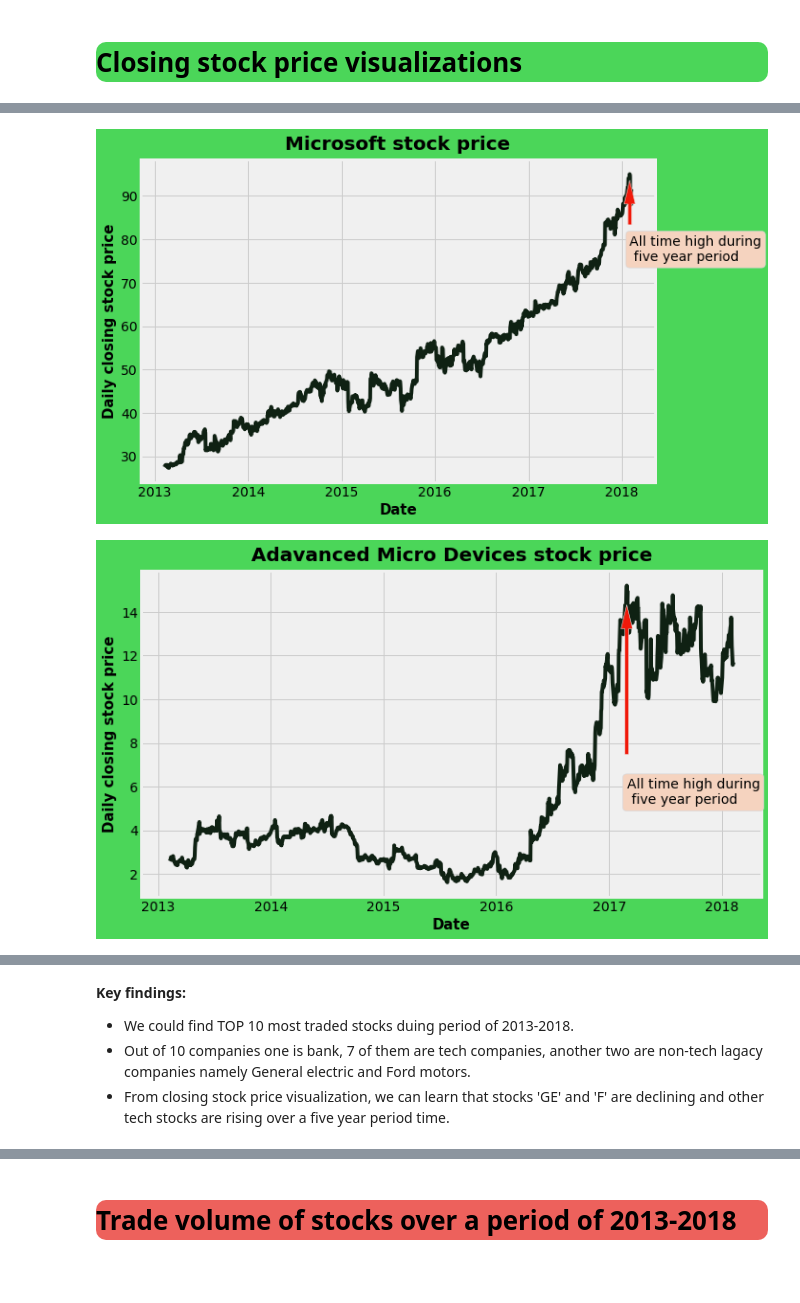
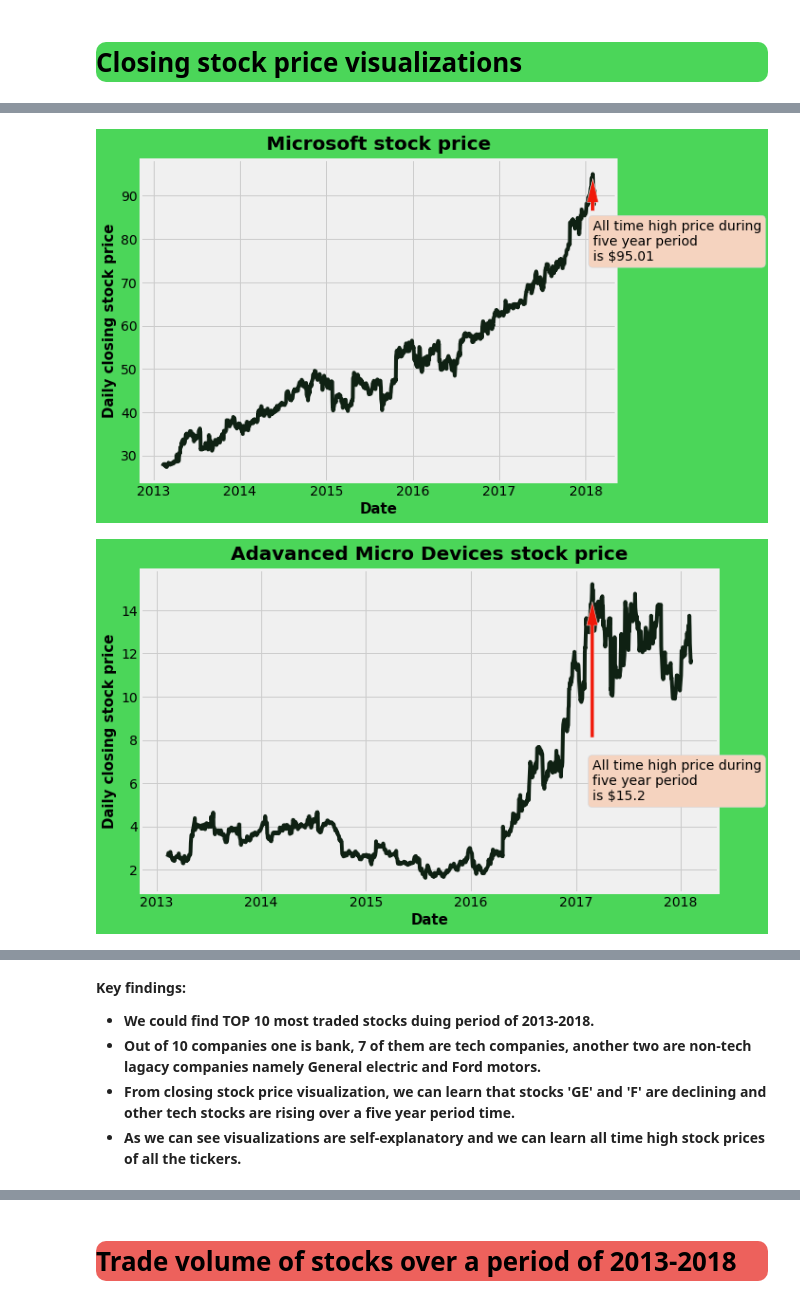
Before and after one commit to avikumart/Time-series-analysis-and-forecasting, a Jupyter notebook: timeseries-stock-price-forecasting.ipynb, the cells around one changed output, grey strips where cells are left out. Cells and saved outputs as stored; diff of their text form; code cells hidden in the pictures; blank space fills up the shorter version.

Commit message:
Kaggle Notebook | [Timeseries]Stock-price-forecasting | Version 10

```diff
--- a/timeseries-stock-price-forecasting.ipynb
+++ b/timeseries-stock-price-forecasting.ipynb
@@ -266,27 +262,27 @@ def closing_stock_price(df):
     ax.set_xlabel("Date", fontsize=15)
     ax.set_ylabel("Daily closing stock price", fontsize=15)
     if df['ticks'].unique()[0] == 'AAPL':
-        ax.annotate("All time high during\n five year period", xy=(datetime, high),xytext=(datetime,high-35),
+        ax.annotate(f"All time high price during\nfive year period\nis ${high}", xy=(datetime, high),xytext=(datetime,high-35),
                 bbox=dict(boxstyle="round",facecolor='#f5d3bf', edgecolor='#d0d5db'),
                  arrowprops=dict(facecolor='#f0190a',headlength=25, shrink=0.1))
     elif df['ticks'].unique()[0] == 'F':
-        ax.annotate("All time high during\n five year period", xy=(datetime, high),xytext=(datetime,high-3),
+        ax.annotate(f"All time high price during\nfive year period\nis ${high}", xy=(datetime, high),xytext=(datetime,high-3),
                 bbox=dict(boxstyle="round",facecolor='#f5d3bf', edgecolor='#d0d5db'),
                  arrowprops=dict(facecolor='#f0190a',headlength=25, shrink=0.1))
     elif df['ticks'].unique()[0] == 'FB':
-        ax.annotate("All time high during\n five year period", xy=(datetime, high),xytext=(datetime,high-50),
+        ax.annotate(f"All time high price during\nfive year period\nis ${high}", xy=(datetime, high),xytext=(datetime,high-50),
                 bbox=dict(boxstyle="round",facecolor='#f5d3bf', edgecolor='#d0d5db'),
                  arrowprops=dict(facecolor='#f0190a',headlength=25, shrink=0.1))
     elif df['ticks'].unique()[0] == 'MSFT':
-        ax.annotate("All time high during\n five year period", xy=(datetime, high),xytext=(datetime,high-20),
+        ax.annotate(f"All time high price during\nfive year period\nis ${high}", xy=(datetime, high),xytext=(datetime,high-20),
                 bbox=dict(boxstyle="round",facecolor='#f5d3bf', edgecolor='#d0d5db'),
                  arrowprops=dict(facecolor='#f0190a',headlength=25, shrink=0.1))
     elif df['ticks'].unique()[0] == 'MU':
-        ax.annotate("All time high during\n five year period", xy=(datetime, high),xytext=(datetime,high-15),
+        ax.annotate(f"All time high price during\nfive year period\nis ${high}", xy=(datetime, high),xytext=(datetime,high-15),
                 bbox=dict(boxstyle="round",facecolor='#f5d3bf', edgecolor='#d0d5db'),
                  arrowprops=dict(facecolor='#f0190a',headlength=25, shrink=0.1))
     else:
-        ax.annotate("All time high during\n five year period", xy=(datetime, high),xytext=(datetime,high-10),
+        ax.annotate(f"All time high price during\nfive year period\nis ${high}", xy=(datetime, high),xytext=(datetime,high-10),
                 bbox=dict(boxstyle="round",facecolor='#f5d3bf', edgecolor='#d0d5db'),
                  arrowprops=dict(facecolor='#f0190a',headlength=25, shrink=0.1))
 
@@ -312,2 +308,2 @@ closing_stock_price(csco_df)
-[figure, old version]
+[figure, new version]
-[figure, old version]
+[figure, new version]
@@ -317,7 +313,8 @@ closing_stock_price(csco_df)
 # %% [markdown]
 **Key findings:**
 
-- We could find TOP 10 most traded stocks duing period of 2013-2018.
-- Out of 10 companies one is bank, 7 of them are tech companies, another two are non-tech lagacy companies namely General electric and Ford motors.
-- From closing stock price visualization, we can learn that stocks 'GE' and 'F' are declining and other tech stocks are rising over a five year period time.
+- **We could find TOP 10 most traded stocks duing period of 2013-2018.**
+- **Out of 10 companies one is bank, 7 of them are tech companies, another two are non-tech lagacy companies namely General electric and Ford motors.**
+- **From closing stock price visualization, we can learn that stocks 'GE' and 'F' are declining and other tech stocks are rising over a five year period time.**
+- **As we can see visualizations are self-explanatory and we can learn all time high stock prices of all the tickers.**
 # %% [markdown]
```
Also changed, not shown: parts of 13 cells of this notebook.
